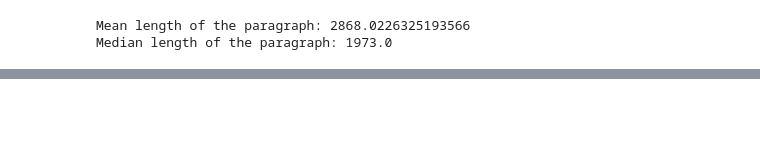
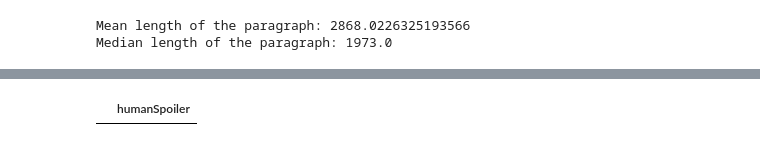
Before and after one commit to matkubita/ClickbaitDetectionThesis, a Jupyter notebook: notebooks/9-Clickbait-Spoiling.ipynb, the cells around one changed output, grey strips where cells are left out. Drawn from its saved outputs; the diff is of its cells as text; code cells hidden in the pictures; blank space fills up the shorter version.

Commit message:
first analysis for spoiling data

```diff
--- a/notebooks/9-Clickbait-Spoiling.ipynb
+++ b/notebooks/9-Clickbait-Spoiling.ipynb
@@ -161,0 +241,9 @@ spoil_df.head()
+# %%
+test_batch = create_batch_request_to_open_ai_direct_prompt(
+    list_of_prompts = prompt_1,
+    name_of_request_file = "request_spoiling_test_2",
+    description_of_request = "request_spoiling_12_11_2024",
+)
+# %%
+in_progress_batch = client.batches.retrieve(test_batch.id)
+in_progress_batch.output_file_id
@@ -161,0 +257,5 @@ spoil_df.head()
+# %%
+pred = save_direct_prompt_to_file_and_get_predictions(
+    result_file_id = in_progress_batch.output_file_id,
+    result_file_name = "spoiling_test_2"
+)
@@ -161,0 +321,28 @@ spoil_df.head()
+# %%
+def extract_human_spoiler_base(pred):
+    pattern = r'[{}\n":,]'
+    human_spoiler_pattern = r'"humanSpoiler"\s*:\s*"([^"]+)"'
+    data = []
+
+    for text in pred:
+        human_spoiler_value = None
+        human_spoiler_match = re.search(human_spoiler_pattern, text)
+        if human_spoiler_match:
+            human_spoiler_value = human_spoiler_match.group(1)
+        else:
+            match = re.search(r'humanSpoiler', text)
+            if match:
+                start_index = match.start()
+                human_spoiler_value = text[start_index+12:]
+        data.append({
+            "humanSpoiler": human_spoiler_value
+        })
+
+    df = pd.DataFrame(data)
+    return df
+# %%
+human_spoiler_df = extract_human_spoiler_base(pred)
+na_rows = human_spoiler_df[human_spoiler_df.isna().any(axis=1)]
+na_rows.head()
+# %% [output]
+|  | humanSpoiler |
```
Also changed, not shown: parts of 21 cells of this notebook, 1 other file.
